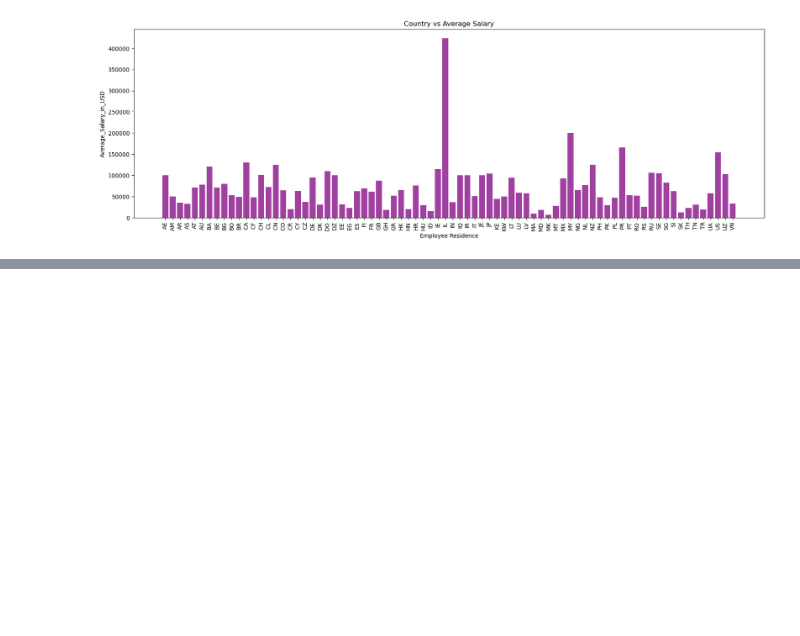
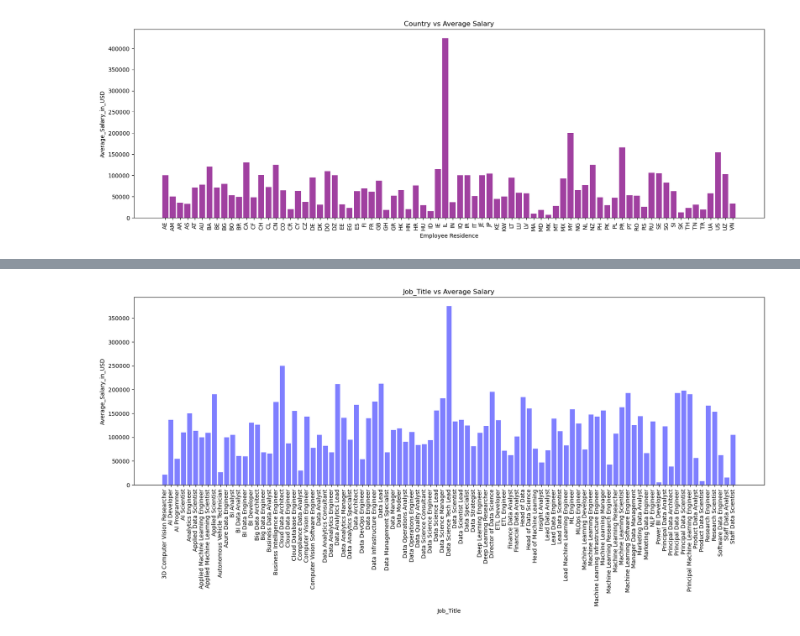
Before and after one commit to garimac12/project_acai, a Jupyter notebook: Project_AH.ipynb, the cells around one changed output, grey strips where cells are left out. Saved outputs shown, nothing was run; the diff lists cells and outputs as text; code cells hidden in the pictures; blank space fills up the shorter version.

```diff
--- a/Project_AH.ipynb
+++ b/Project_AH.ipynb
@@ -168,0 +162,6 @@ dtype: object
+# %%
+title_salary_df= df.groupby("job_title")["salary_in_usd"].mean().reset_index()
+title_salary_df= title_salary_df.rename(columns={"job_title": "Job_Title"})
+title_salary_df= title_salary_df.rename(columns={"salary_in_usd": "Average_Salary_in_USD"})
+title_salary_df= round(title_salary_df,2)
+title_salary_df
@@ -168,0 +182,10 @@ dtype: object
+# %%
+fig = plt.figure(figsize = (20,6))
+plt.bar(title_salary_df["Job_Title"], title_salary_df["Average_Salary_in_USD"],color ='blue',alpha=0.50)
+plt.xlabel("Job_Title")
+plt.ylabel("Average_Salary_in_USD")
+plt.title("Job_Title vs Average Salary")
+plt.xticks(rotation=90)
+plt.show()
+# %% [output]
+[figure, added]
```
Also changed, not shown: parts of 8 cells of this notebook.
